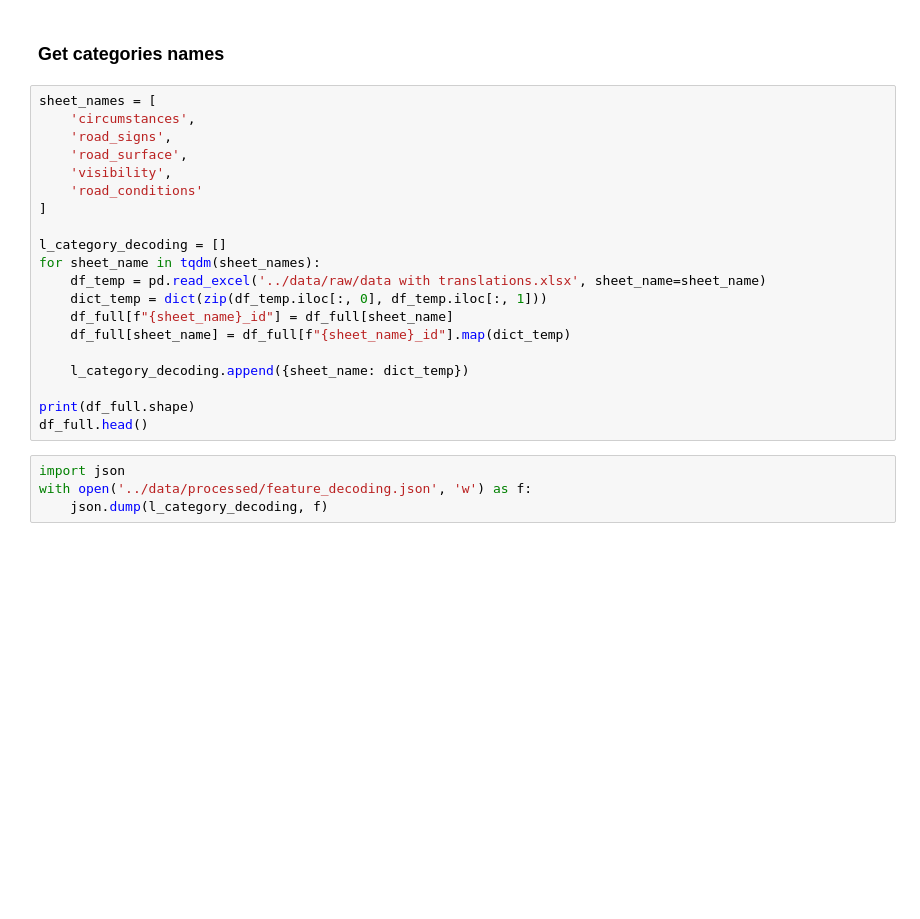
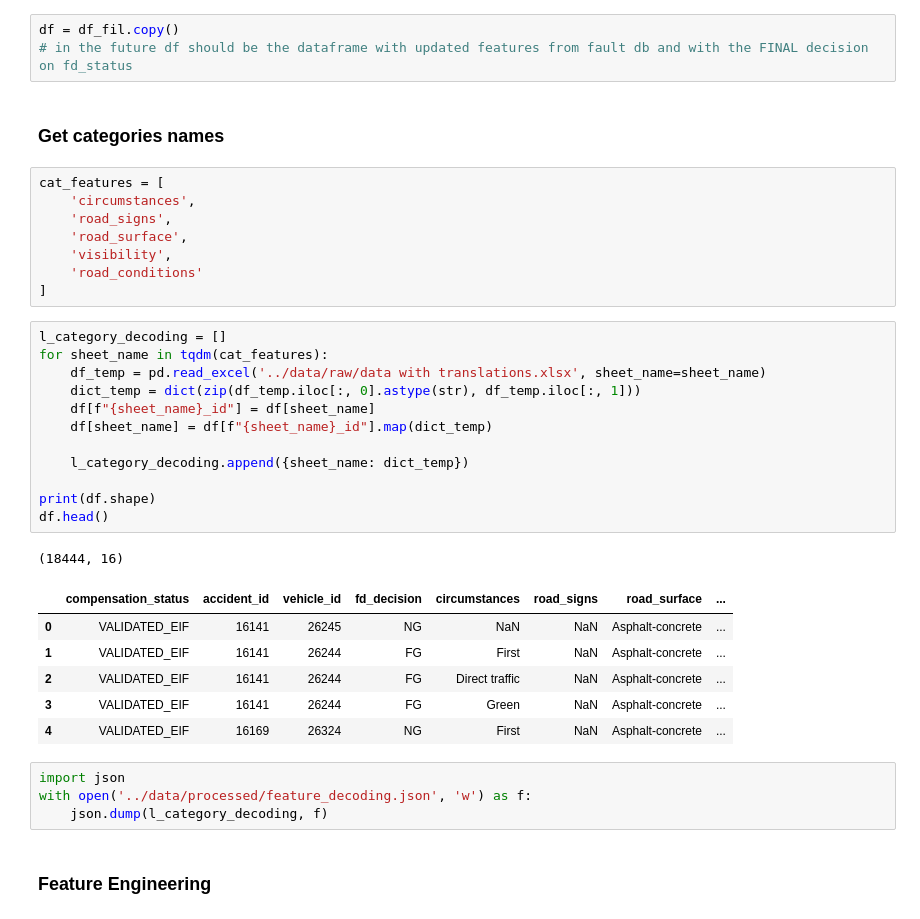
Before and after one commit to LilithSarg/vehicle_fault_identification, a Jupyter notebook: notebooks/3_Data_Prep.ipynb, the cells around one changed output. Saved outputs shown, nothing was run; the diff lists cells and outputs as text; blank space fills up the shorter version.

```diff
--- a/notebooks/3_Data_Prep.ipynb
+++ b/notebooks/3_Data_Prep.ipynb
@@ -92,26 +135,39 @@ memory usage: 439.7+ KB
+# %%
+df = df_fil.copy()
+# in the future df should be the dataframe with updated features from fault db and with the FINAL decision on fd_status
 # %% [markdown]
 ### Get categories names
+# %%
+cat_features = [
+    'circumstances',
+    'road_signs',
+    'road_surface',
+    'visibility',
+    'road_conditions'
+]
 # %%
-sheet_names = [
-    'circumstances',
-    'road_signs',
-    'road_surface',
-    'visibility',
-    'road_conditions'
-]
-
 l_category_decoding = []
-for sheet_name in tqdm(sheet_names):
+for sheet_name in tqdm(cat_features):
     df_temp = pd.read_excel('../data/raw/data with translations.xlsx', sheet_name=sheet_name)
-    dict_temp = dict(zip(df_temp.iloc[:, 0], df_temp.iloc[:, 1]))
-    df_full[f"{sheet_name}_id"] = df_full[sheet_name]
-    df_full[sheet_name] = df_full[f"{sheet_name}_id"].map(dict_temp)
+    dict_temp = dict(zip(df_temp.iloc[:, 0].astype(str), df_temp.iloc[:, 1]))
+    df[f"{sheet_name}_id"] = df[sheet_name]
+    df[sheet_name] = df[f"{sheet_name}_id"].map(dict_temp)
 
     l_category_decoding.append({sheet_name: dict_temp})
 
-print(df_full.shape)
-df_full.head()
+print(df.shape)
+df.head()
+# %% [output]
+(18444, 16)
+|  | compensation_status | accident_id | vehicle_id | fd_decision | circumstances | road_signs | road_surface | ... |
+| 0 | VALIDATED_EIF | 16141 | 26245 | NG | NaN | NaN | Asphalt-concrete | ... |
+| 1 | VALIDATED_EIF | 16141 | 26244 | FG | First | NaN | Asphalt-concrete | ... |
+| 2 | VALIDATED_EIF | 16141 | 26244 | FG | Direct traffic | NaN | Asphalt-concrete | ... |
+| 3 | VALIDATED_EIF | 16141 | 26244 | FG | Green | NaN | Asphalt-concrete | ... |
+| 4 | VALIDATED_EIF | 16169 | 26324 | NG | First | NaN | Asphalt-concrete | ... |
 # %%
 import json
 with open('../data/processed/feature_decoding.json', 'w') as f:
     json.dump(l_category_decoding, f)
+# %% [markdown]
+### Feature Engineering
```
Also changed, not shown: parts of 14 cells of this notebook, 2 other files.
